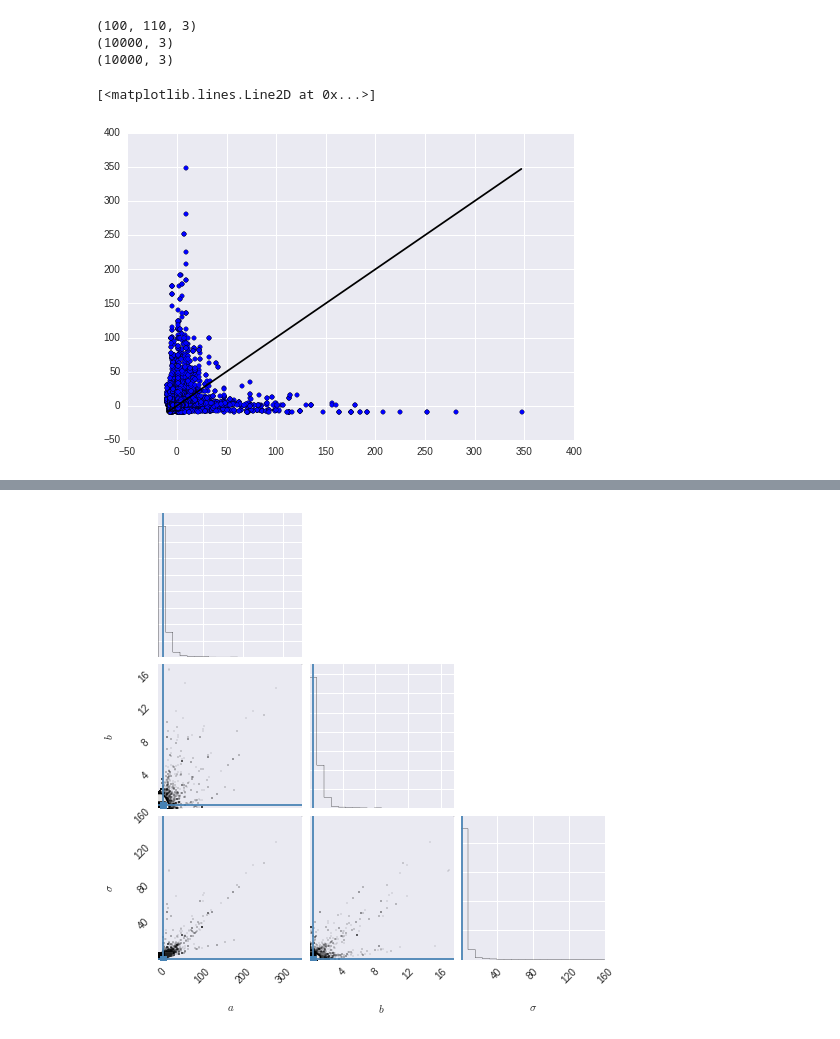
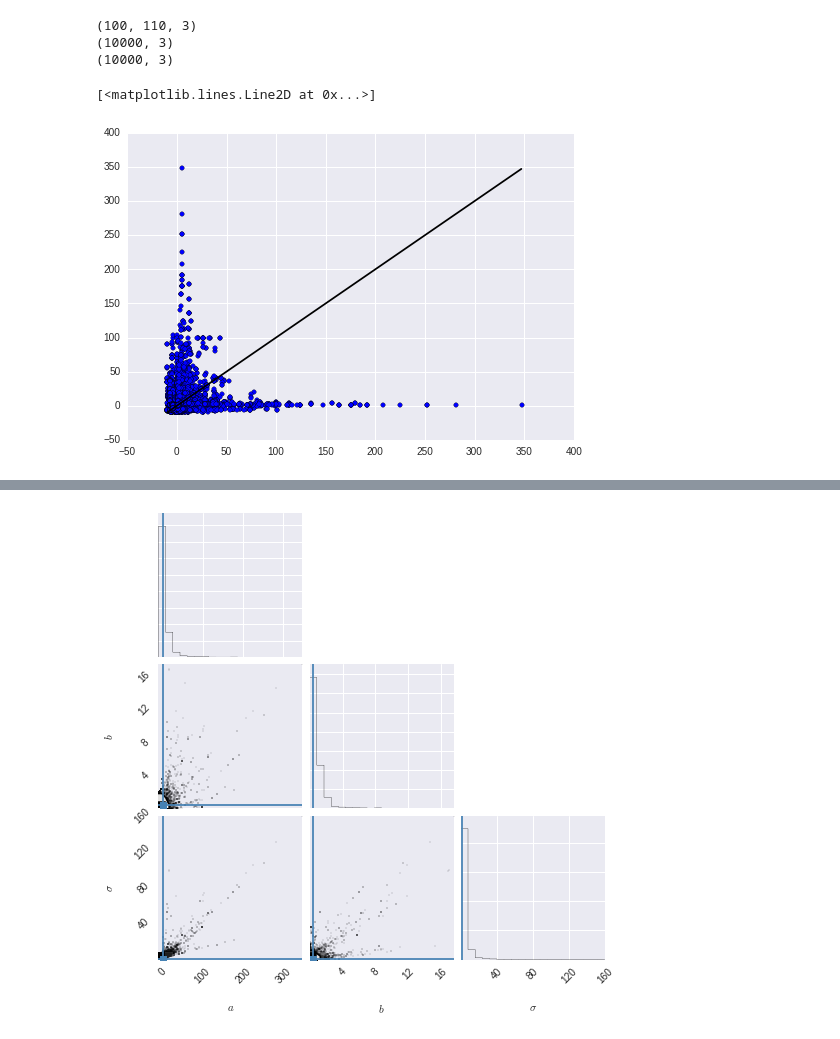
Before and after one commit to Ravirajadrangi/ClusterMassInference, a Jupyter notebook: Inference On Mock.ipynb, the cells around one changed output, grey strips where cells are left out. Drawn from its saved outputs; the diff is of its cells as text; code cells hidden in the pictures.

```diff
--- a/Inference On Mock.ipynb
+++ b/Inference On Mock.ipynb
@@ -191,10 +191,10 @@ print chain2.shape
 (10000, 3)
 (10000, 3)
 # %%
-plt.scatter(chain1, chain2[::-1])
-xx = np.arange(chain1.min(), chain1.max())
+plt.scatter(chain1[:,0], chain2[:,0])
+xx = np.arange(chain1[:,0].min(), chain1[:,0].max())
 plt.plot(xx,xx, color = 'k')
 # %% [output]
 [<matplotlib.lines.Line2D at 0x...>]
-[figure, old version]
+[figure, new version]
 # %%
```
Also changed, not shown: parts of 3 cells of this notebook, 1 other file.
